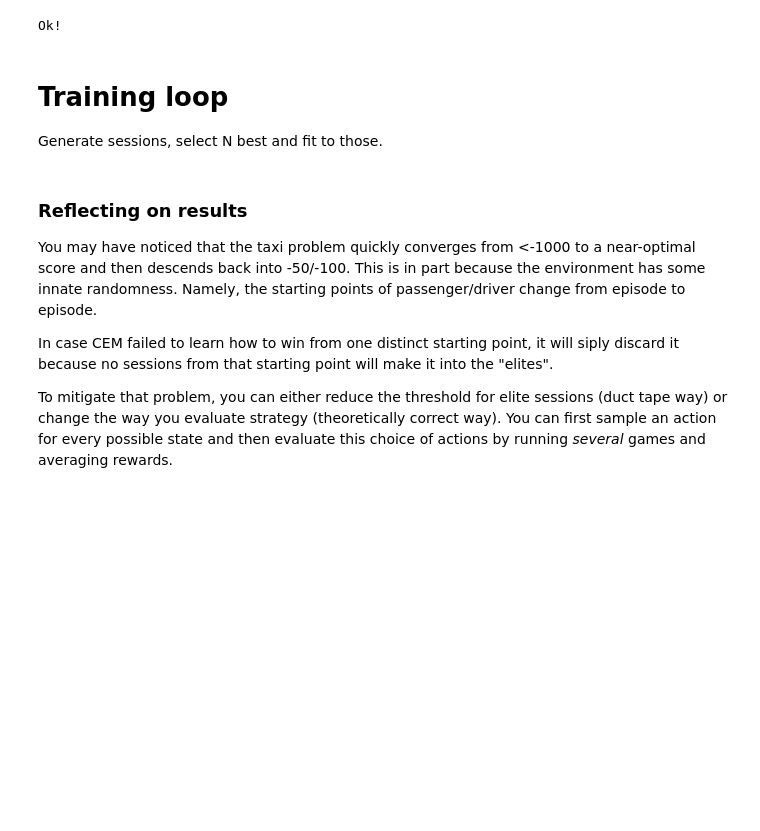
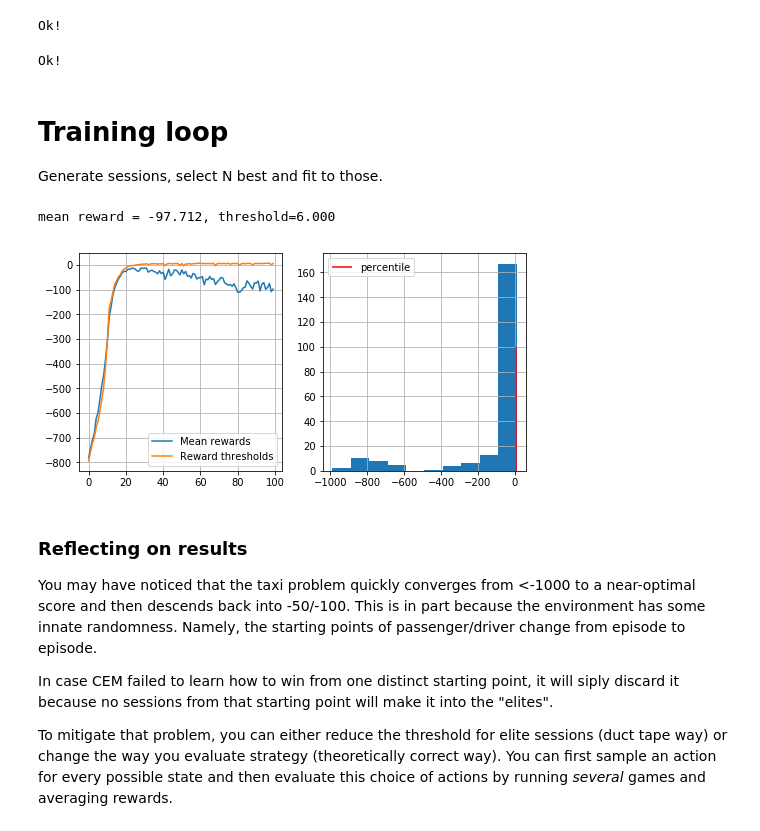
Before and after one commit to klangner/tensorflow-sandbox, a Jupyter notebook: notebooks/coursera/practical-rl/crossentropy_method.ipynb, the cells around one changed output. Cells and saved outputs as stored; diff of their text form; code cells hidden in the pictures; blank space fills up the shorter version.

```diff
--- a/notebooks/coursera/practical-rl/crossentropy_method.ipynb
+++ b/notebooks/coursera/practical-rl/crossentropy_method.ipynb
@@ -175,9 +176,19 @@ def update_policy(elite_states,elite_actions):
 
     new_policy = np.zeros([n_states,n_actions])
 
-    <Your code here: update probabilities for actions given elite states & actions>
+    for i in range(len(elite_states)):
+        s = elite_states[i]
+        a = elite_actions[i]
+        new_policy[s, a] += 1
+
     #Don't forget to set 1/n_actions for all actions in unvisited states.
+    unvisited_states = set(range(n_states)) - set(elite_states)
+    for s in unvisited_states:
+        new_policy[s, :] = 1.0 / n_actions
 
+    # Normalize to get probabilities
+    xs = np.sum(new_policy, axis=1).reshape([n_states, 1])
+    new_policy = np.divide(new_policy, xs)
 
     return new_policy
 # %%
@@ -197,6 +208,8 @@ reference_answer = np.array([
        [ 0.        ,  0.        ,  0.        ,  0.5       ,  0.5       ]])
 assert np.allclose(new_policy[:4,:5],reference_answer)
 print("Ok!")
+# %% [output]
+Ok!
 # %% [markdown]
 # Training loop
 Generate sessions, select N best and fit to those.
@@ -234,24 +247,27 @@ policy = np.ones([n_states, n_actions]) / n_actions
 # %%
 n_sessions = 250  #sample this many sessions
 percentile = 50  #take this percent of session with highest rewards
 learning_rate = 0.5  #add this thing to all counts for stability
 
 log = []
 
 for i in range(100):
 
-    %time sessions = [<generate a list of n_sessions new sessions>]
+    %time sessions = [generate_session(policy,t_max=10**4) for _ in range(n_sessions)]
 
     batch_states,batch_actions,batch_rewards = zip(*sessions)
 
-    elite_states, elite_actions = <select elite states/actions>
+    elite_states, elite_actions = select_elites(batch_states, batch_actions, batch_rewards, percentile=percentile)
 
-    new_policy = <compute new policy>
+    new_policy =  update_policy(elite_states, elite_actions)
 
     policy = learning_rate * new_policy + (1-learning_rate) * policy
 
     #display results on chart
     show_progress(batch_rewards, log, percentile)
+# %% [output]
+mean reward = -97.712, threshold=6.000
+[figure, added]
 # %% [markdown]
 ### Reflecting on results
 
```
Also changed, not shown: parts of 3 cells of this notebook.
